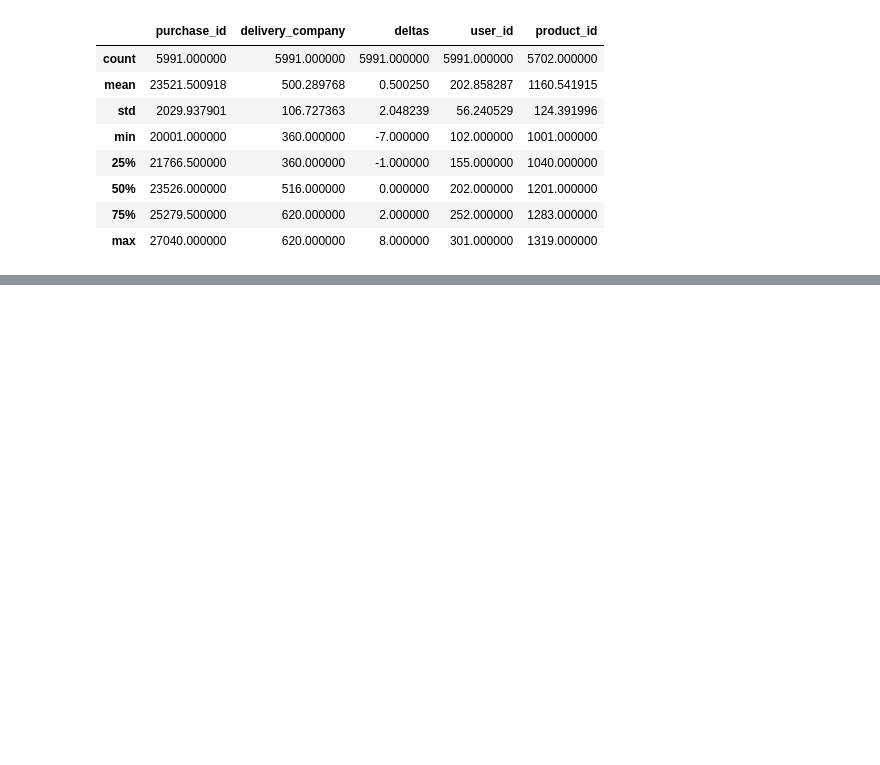
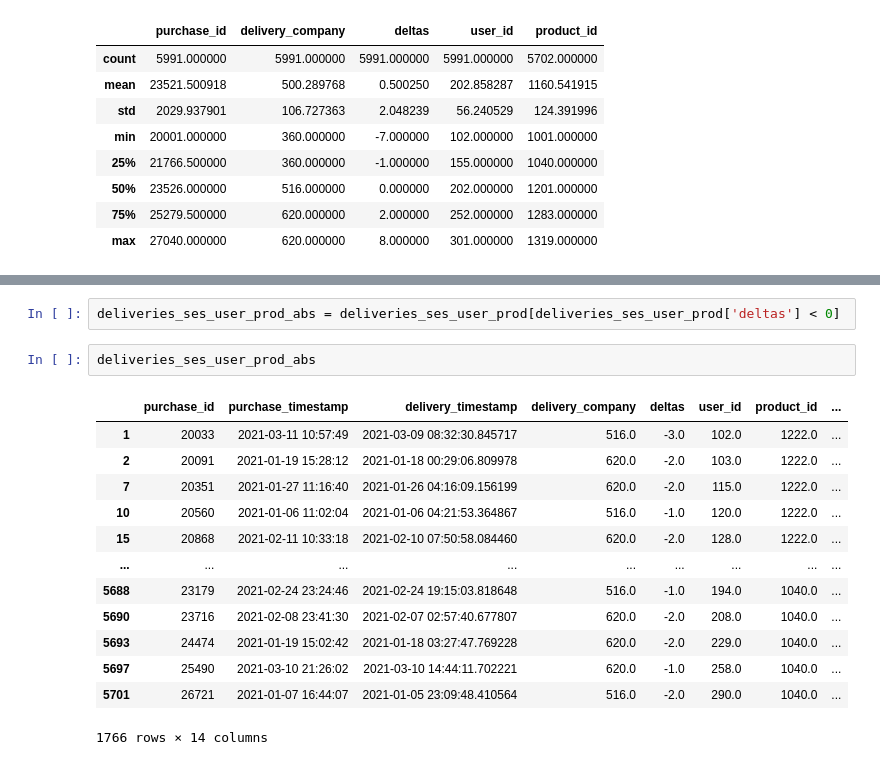
Before and after one commit to Magdahime/IUM_project, a Jupyter notebook: DataVisualization.ipynb, the cells around one changed output, grey strips where cells are left out. Saved outputs shown, nothing was run; the diff lists cells and outputs as text; blank space fills up the shorter version.

```diff
--- a/DataVisualization.ipynb
+++ b/DataVisualization.ipynb
@@ -188,0 +212,18 @@ Text(0, 0.5, 'Deliveries mean')
+# %%
+deliveries_ses_user_prod_abs = deliveries_ses_user_prod[deliveries_ses_user_prod['deltas'] < 0]
+# %%
+deliveries_ses_user_prod_abs
+# %% [output]
+|  | purchase_id | purchase_timestamp | delivery_timestamp | delivery_company | deltas | user_id | product_id | ... |
+| 1 | 20033 | 2021-03-11 10:57:49 | 2021-03-09 08:32:30.845717 | 516.0 | -3.0 | 102.0 | 1222.0 | ... |
+| 2 | 20091 | 2021-01-19 15:28:12 | 2021-01-18 00:29:06.809978 | 620.0 | -2.0 | 103.0 | 1222.0 | ... |
+| 7 | 20351 | 2021-01-27 11:16:40 | 2021-01-26 04:16:09.156199 | 620.0 | -2.0 | 115.0 | 1222.0 | ... |
+| 10 | 20560 | 2021-01-06 11:02:04 | 2021-01-06 04:21:53.364867 | 516.0 | -1.0 | 120.0 | 1222.0 | ... |
+| 15 | 20868 | 2021-02-11 10:33:18 | 2021-02-10 07:50:58.084460 | 620.0 | -2.0 | 128.0 | 1222.0 | ... |
+| ... | ... | ... | ... | ... | ... | ... | ... | ... |
+| 5688 | 23179 | 2021-02-24 23:24:46 | 2021-02-24 19:15:03.818648 | 516.0 | -1.0 | 194.0 | 1040.0 | ... |
+| 5690 | 23716 | 2021-02-08 23:41:30 | 2021-02-07 02:57:40.677807 | 620.0 | -2.0 | 208.0 | 1040.0 | ... |
+| 5693 | 24474 | 2021-01-19 15:02:42 | 2021-01-18 03:27:47.769228 | 620.0 | -2.0 | 229.0 | 1040.0 | ... |
+| 5697 | 25490 | 2021-03-10 21:26:02 | 2021-03-10 14:44:11.702221 | 620.0 | -1.0 | 258.0 | 1040.0 | ... |
+| 5701 | 26721 | 2021-01-07 16:44:07 | 2021-01-05 23:09:48.410564 | 516.0 | -2.0 | 290.0 | 1040.0 | ... |
+1766 rows × 14 columns
```
Also changed, not shown: parts of 4 cells of this notebook.
